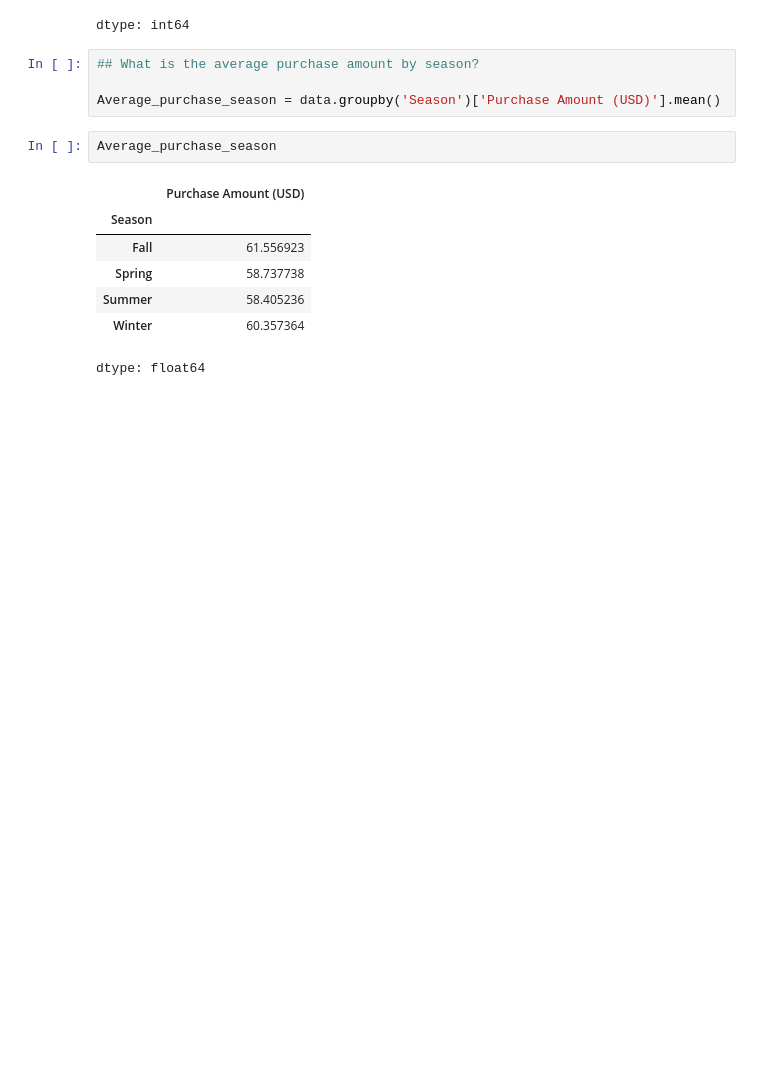
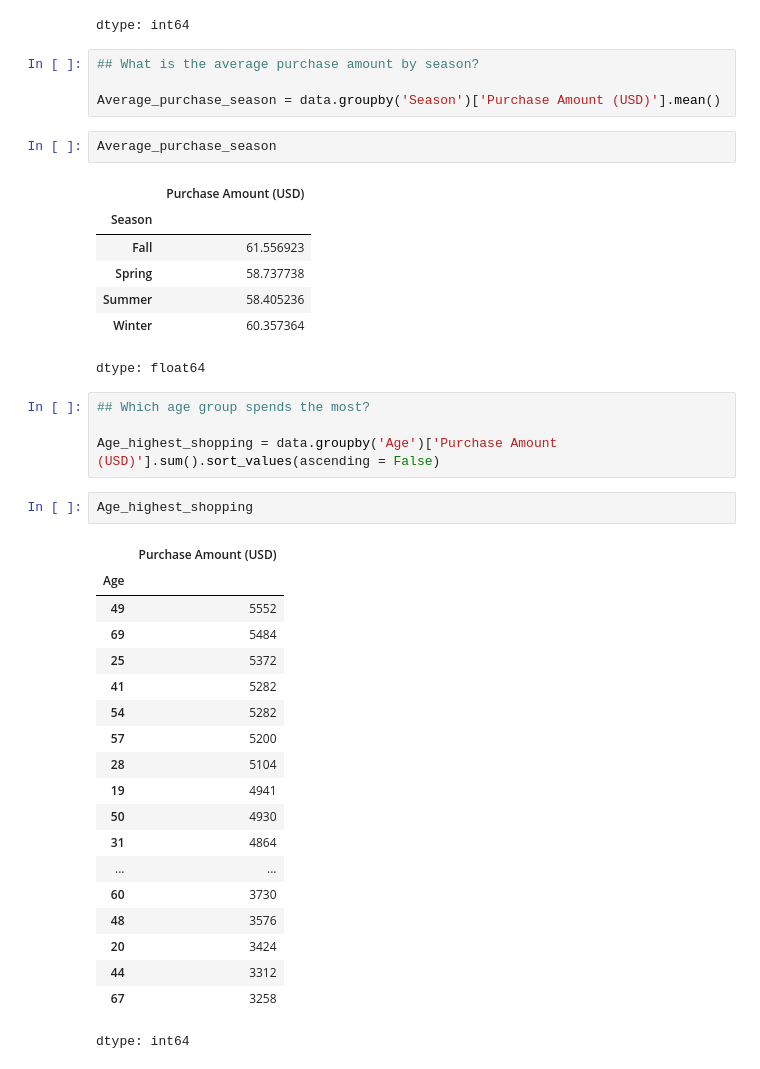
Before and after one commit to mdanushwaran/Shopping_trends_analytics, a Jupyter notebook: Shopping_trends_analytics.ipynb, the cells around one changed output. Cells and saved outputs as stored; diff of their text form; blank space fills up the shorter version.

```diff
--- a/Shopping_trends_analytics.ipynb
+++ b/Shopping_trends_analytics.ipynb
@@ -1003,3 +1003,29 @@ Average_purchase_season
 | Summer | 58.405236 |
 | Winter | 60.357364 |
 dtype: float64
+# %%
+## Which age group spends the most?
+
+Age_highest_shopping = data.groupby('Age')['Purchase Amount (USD)'].sum().sort_values(ascending = False)
+# %%
+Age_highest_shopping
+# %% [output]
+|  | Purchase Amount (USD) |
+| Age |  |
+| 49 | 5552 |
+| 69 | 5484 |
+| 25 | 5372 |
+| 41 | 5282 |
+| 54 | 5282 |
+| 57 | 5200 |
+| 28 | 5104 |
+| 19 | 4941 |
+| 50 | 4930 |
+| 31 | 4864 |
+| ... | ... |
+| 60 | 3730 |
+| 48 | 3576 |
+| 20 | 3424 |
+| 44 | 3312 |
+| 67 | 3258 |
+dtype: int64
```
